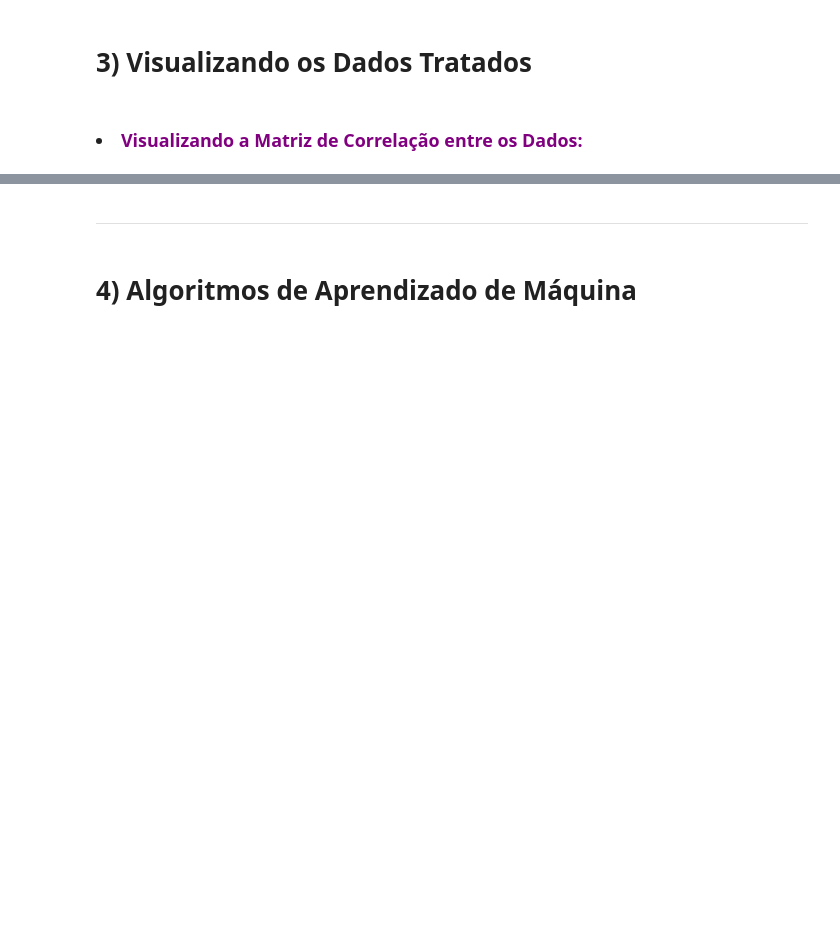
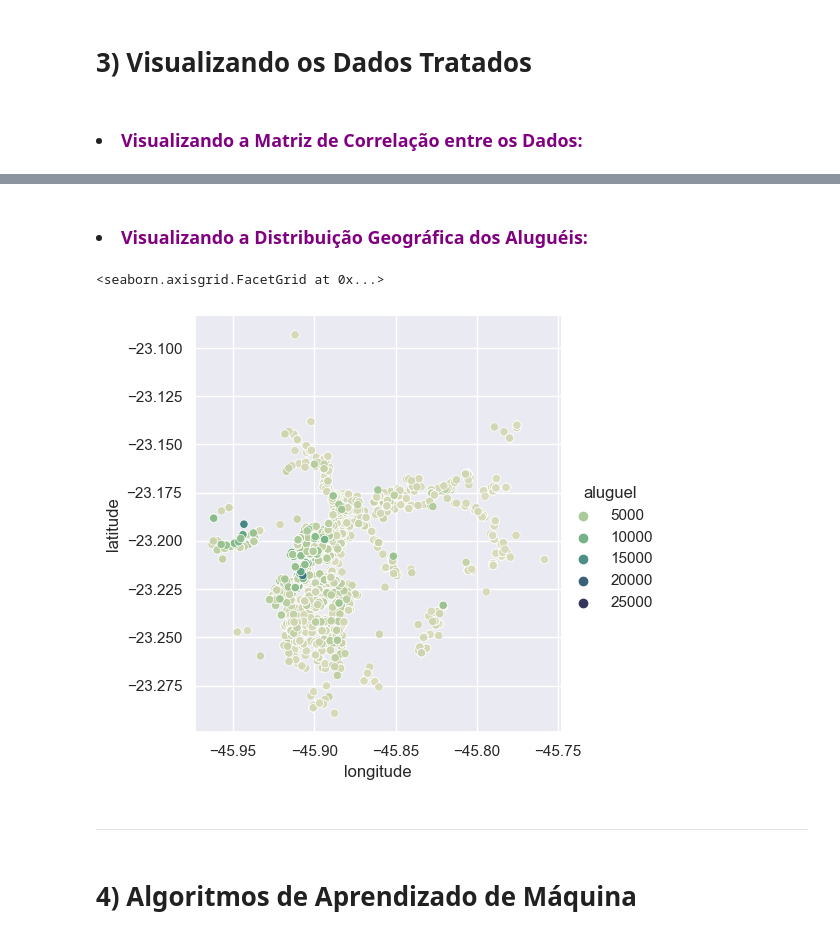
Before and after one commit to fabiollg/PI-4_Predicao_Valores_Imoveis_SJC, a Jupyter notebook: PI_4_Predicao_Valores_Imoveis_SJC.ipynb, the cells around one changed output, grey strips where cells are left out. Drawn from its saved outputs; the diff is of its cells as text; code cells hidden in the pictures; blank space fills up the shorter version.

```diff
--- a/PI_4_Predicao_Valores_Imoveis_SJC.ipynb
+++ b/PI_4_Predicao_Valores_Imoveis_SJC.ipynb
@@ -566,3 +607,10 @@ sns.heatmap(dados_tratados.corr(),cmap='Wistia',annot=True, fmt='.3f', linewidth
+# %% [markdown]
+### <li><font color="#800080">Visualizando a Distribuição Geográfica dos Aluguéis:</font>
+# %%
+sns.relplot(data= dados_tratados, x='longitude', y= 'latitude',hue= 'aluguel', palette= 'ch: s=.5, r=-.8')
+# %% [output]
+<seaborn.axisgrid.FacetGrid at 0x...>
+[figure, added]
 # %% [markdown]
 <hr>
 # %% [markdown]
```
Also changed, not shown: parts of 21 cells of this notebook.
